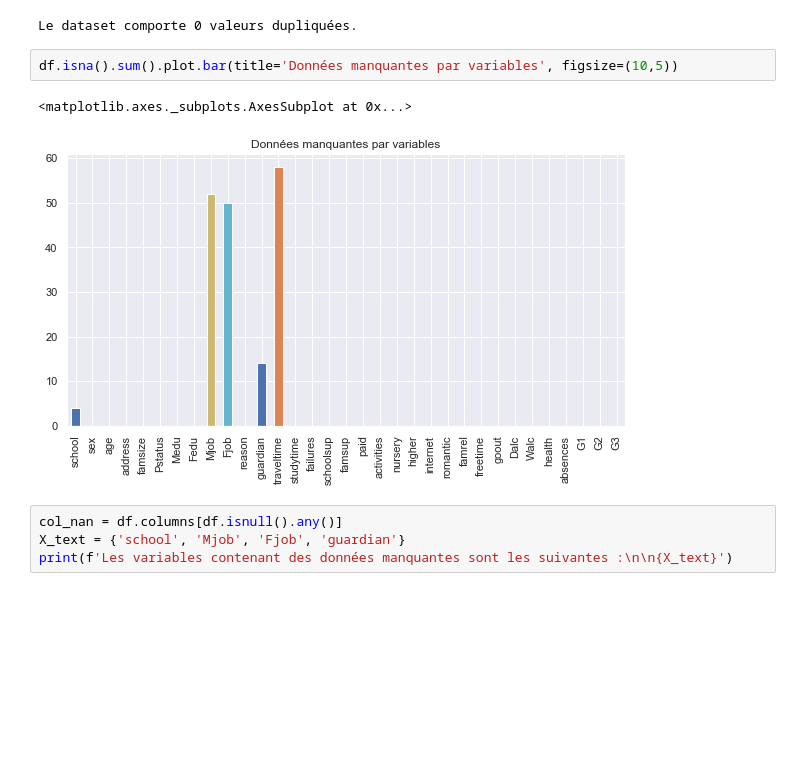
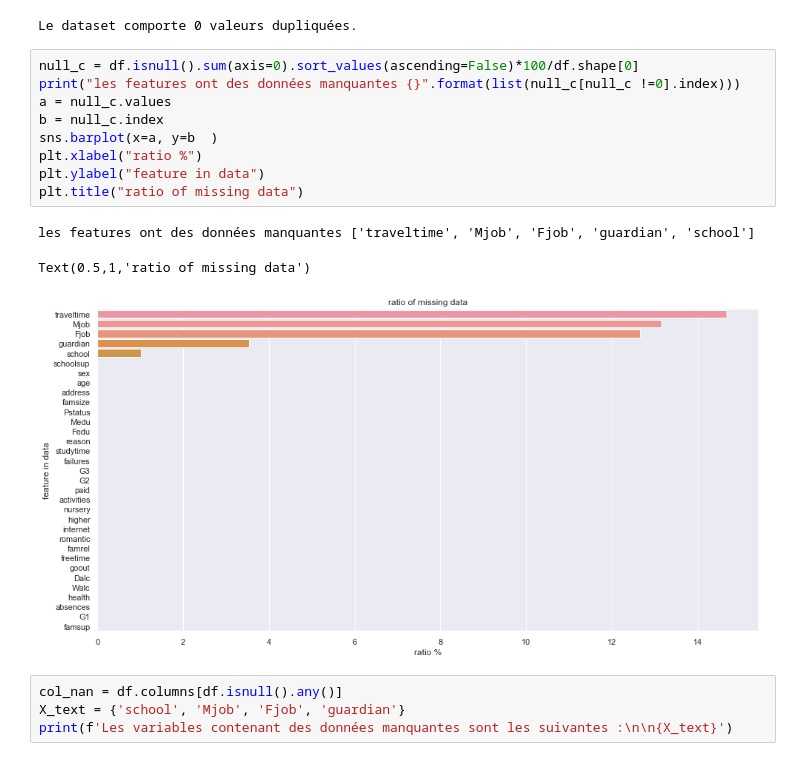
Before and after one commit to nguyenkhacbaoanh/EDA-Portuguese-school, a Jupyter notebook: EDA-Portuguese-Schools-Success.ipynb, the cells around one changed output. Drawn from its saved outputs; the diff is of its cells as text; blank space fills up the shorter version.

```diff
--- a/EDA-Portuguese-Schools-Success.ipynb
+++ b/EDA-Portuguese-Schools-Success.ipynb
@@ -127,11 +118,19 @@ duplicated_values = df.duplicated().sum()
 print(f'Le dataset comporte {duplicated_values} valeurs dupliquées.')
 # %% [output]
 Le dataset comporte 0 valeurs dupliquées.
-# %%
-df.isna().sum().plot.bar(title='Données manquantes par variables', figsize=(10,5))
-# %% [output]
-<matplotlib.axes._subplots.AxesSubplot at 0x...>
-[figure, removed]
+# %%
+null_c = df.isnull().sum(axis=0).sort_values(ascending=False)*100/df.shape[0]
+print("les features ont des données manquantes {}".format(list(null_c[null_c !=0].index)))
+a = null_c.values
+b = null_c.index
+sns.barplot(x=a, y=b  )
+plt.xlabel("ratio %")
+plt.ylabel("feature in data")
+plt.title("ratio of missing data")
+# %% [output]
+les features ont des données manquantes ['traveltime', 'Mjob', 'Fjob', 'guardian', 'school']
+Text(0.5,1,'ratio of missing data')
+[figure, added]
 # %%
 col_nan = df.columns[df.isnull().any()]
 X_text = {'school', 'Mjob', 'Fjob', 'guardian'}
```
Also changed, not shown: parts of 22 cells of this notebook.
